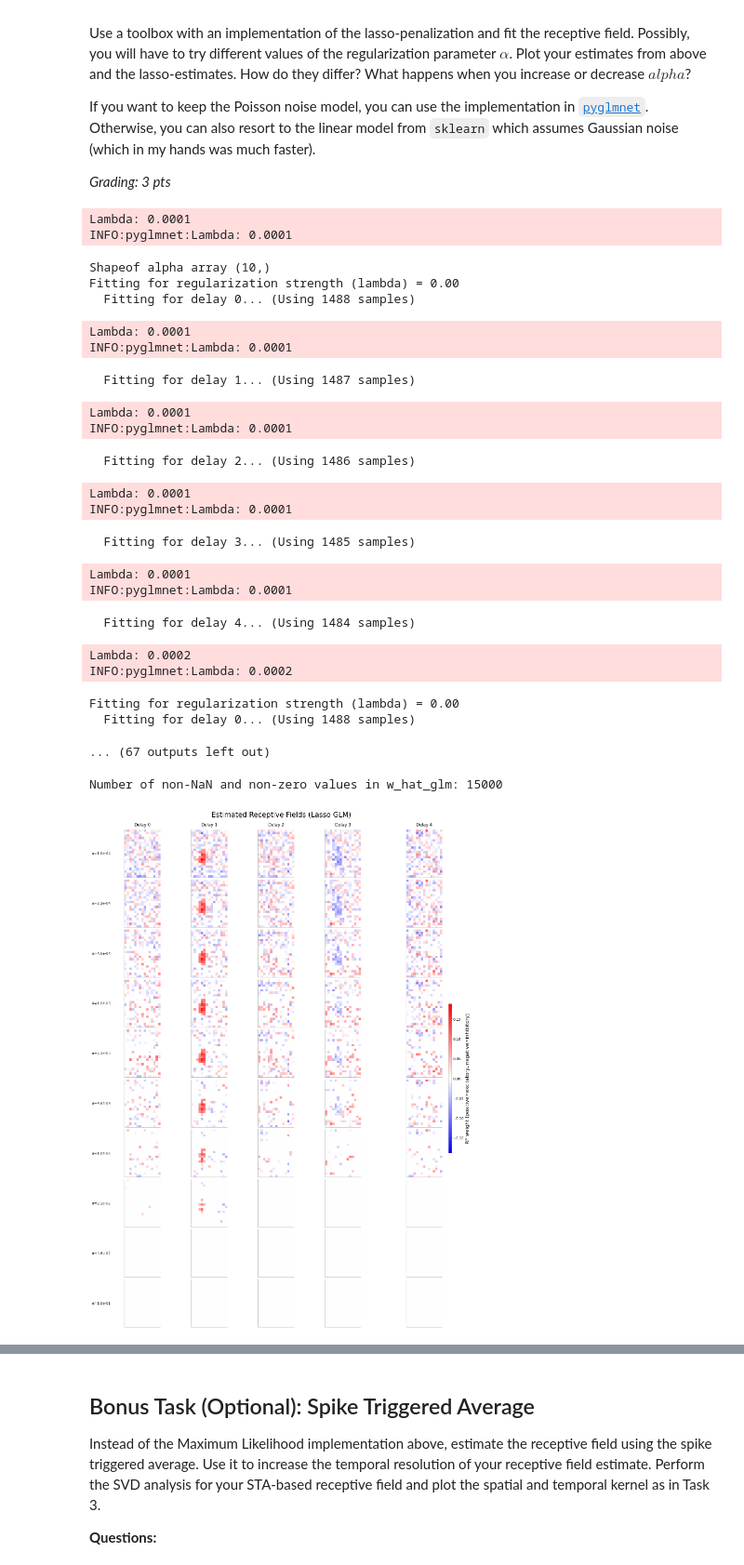
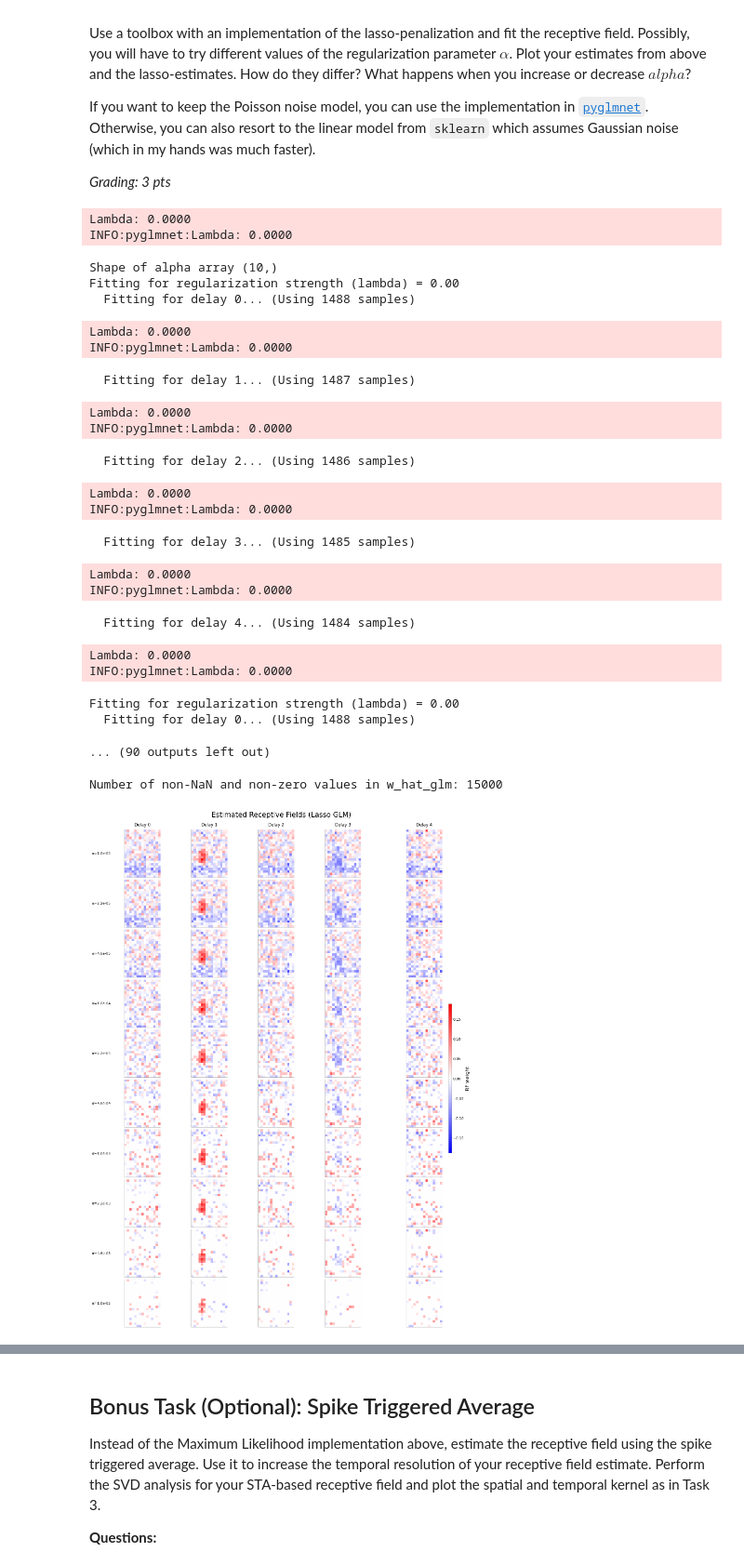
Before and after one commit to JuliusGrote/NDS_2025, a Jupyter notebook: notebooks/CodingLab5.ipynb, the cells around one changed output, grey strips where cells are left out. Shown at 93% size. Drawn from its saved outputs; the diff is of its cells as text; code cells hidden in the pictures.

```diff
--- a/notebooks/CodingLab5.ipynb
+++ b/notebooks/CodingLab5.ipynb
@@ -541,9 +541,9 @@ from pyglmnet import GLM
 # ------------------------------------------
 
 delta = [0, 1, 2, 3, 4]
-alphas = np.logspace(-4, -1, 10)
+alphas = np.logspace(-5, -2, 10)
 # fit for each delay
-print("Shapeof alpha array", alphas.shape)
+print("Shape of alpha array", alphas.shape)
 
 # 'c_binned' (binned spike counts, shape: num_frames) are defined from Task 2.
 # For example, from previous cells:
@@ -563,7 +563,7 @@ w_hat_glm = np.zeros((num_pixels, len(delta), len(alphas)))
 
 # fit for each delay and each alpha
 for alpha_idx, alpha_reg_strength in enumerate(alphas):
-    print(f"Fitting for regularization strength (lambda) = {alpha_reg_strength:.2f}")
+    print(f"Fitting for regularization strength (lambda) = {alpha_reg_strength:.4f}")
     for delay_idx, d_val in enumerate(delta):
         # Prepare data for the current delay d_val
 
@@ -572,7 +572,7 @@ for alpha_idx, alpha_reg_strength in enumerate(alphas):
 
         if n_samples_for_delay <= 0:  # This check is fine
             print(
-                f"  Skipping delay {d_val} for lambda {alpha_reg_strength:.2f} due to insufficient data points ({n_samples_for_delay})."
+                f"  Skipping delay {d_val} for lambda {alpha_reg_strength:.4f} due to insufficient data points ({n_samples_for_delay})."
             )
             w_hat_glm[:, delay_idx, alpha_idx] = np.nan  # Or fill with zeros
             continue
@@ -586,7 +586,7 @@ for alpha_idx, alpha_reg_strength in enumerate(alphas):
             X_fit.shape[0] == 0
         ):  # Safeguard, should be caught by n_samples_for_delay check
             print(
-                f"  Skipping delay {d_val} for lambda {alpha_reg_strength:.2f} as X_fit is empty."
+                f"  Skipping delay {d_val} for lambda {alpha_reg_strength:.4f} as X_fit is empty."
             )
             w_hat_glm[:, delay_idx, alpha_idx] = np.nan
             continue
@@ -618,28 +618,28 @@ print("\nFitting complete.")
 # w_hat_glm now contains the estimated receptive fields.
 # Shape of w_hat_glm: (num_pixels, len(delta), len(alphas))
 # %% [output]
-Lambda: 0.0001
-INFO:pyglmnet:Lambda: 0.0001
+Lambda: 0.0000
+INFO:pyglmnet:Lambda: 0.0000
-Shapeof alpha array (10,)
+Shape of alpha array (10,)
 Fitting for regularization strength (lambda) = 0.00
   Fitting for delay 0... (Using 1488 samples)
-Lambda: 0.0001
-INFO:pyglmnet:Lambda: 0.0001
+Lambda: 0.0000
+INFO:pyglmnet:Lambda: 0.0000
   Fitting for delay 1... (Using 1487 samples)
-Lambda: 0.0001
-INFO:pyglmnet:Lambda: 0.0001
+Lambda: 0.0000
+INFO:pyglmnet:Lambda: 0.0000
   Fitting for delay 2... (Using 1486 samples)
-Lambda: 0.0001
-INFO:pyglmnet:Lambda: 0.0001
+Lambda: 0.0000
+INFO:pyglmnet:Lambda: 0.0000
   Fitting for delay 3... (Using 1485 samples)
-Lambda: 0.0001
-INFO:pyglmnet:Lambda: 0.0001
+Lambda: 0.0000
+INFO:pyglmnet:Lambda: 0.0000
   Fitting for delay 4... (Using 1484 samples)
-Lambda: 0.0002
-INFO:pyglmnet:Lambda: 0.0002
+Lambda: 0.0000
+INFO:pyglmnet:Lambda: 0.0000
 Fitting for regularization strength (lambda) = 0.00
   Fitting for delay 0... (Using 1488 samples)
-... (67 outputs left out)
+... (90 outputs left out)
 # %%
 # ------------------------------------------
 # plot the estimated receptive fields (1 pt)
@@ -696,35 +696,35 @@ for alpha_idx, alpha_reg_strength in enumerate(alphas):
             )
 
         if alpha_idx == 0:  # Titles for the top row
             ax[alpha_idx, delay_idx].set_title(f"Delay {d_val}", y=1.05)
 
         if delay_idx == 0:  # Y-labels for the first column
             ax[alpha_idx, delay_idx].set_ylabel(
                 f"α={alpha_reg_strength:.1e}",
                 rotation=0,
                 ha="right",
                 va="center",
                 labelpad=40,
             )
         ax[alpha_idx, delay_idx].set_xticks([])
         ax[alpha_idx, delay_idx].set_yticks([])
 
 # Add colorbar
 # Make sure 'im' is from a successfully plotted image
 if im is not None:  # Check if 'im' was assigned
     cbar = fig.colorbar(
         im, ax=ax[:, -1].ravel().tolist(), fraction=0.046, pad=0.1, aspect=50
     )  # Adjust aspect for colorbar
-    cbar.set_label("RF weight (positive=excitatory, negative=inhibitory)", fontsize=14)
+    cbar.set_label("RF weight", fontsize=14)
 else:
     print("Warning: No valid image was plotted to create a colorbar from.")
 
 fig.suptitle("Estimated Receptive Fields (Lasso GLM)", fontsize=20, y=1.02)
 # plt.tight_layout(rect=[0, 0, 1, 0.96])  # Adjust rect if using suptitle
 plt.show()
 # %% [output]
 Number of non-NaN and non-zero values in w_hat_glm: 15000
-[figure, old version]
+[figure, new version]
 # %% [markdown]
 The lasso-penalization effectively increases the cost of large coefficients in the receptive field and thus leads to a more robust estimate. The regularization parameter $\alpha$ controls the strength of this penalty.
 
```
Also changed, not shown: parts of 5 cells of this notebook.
